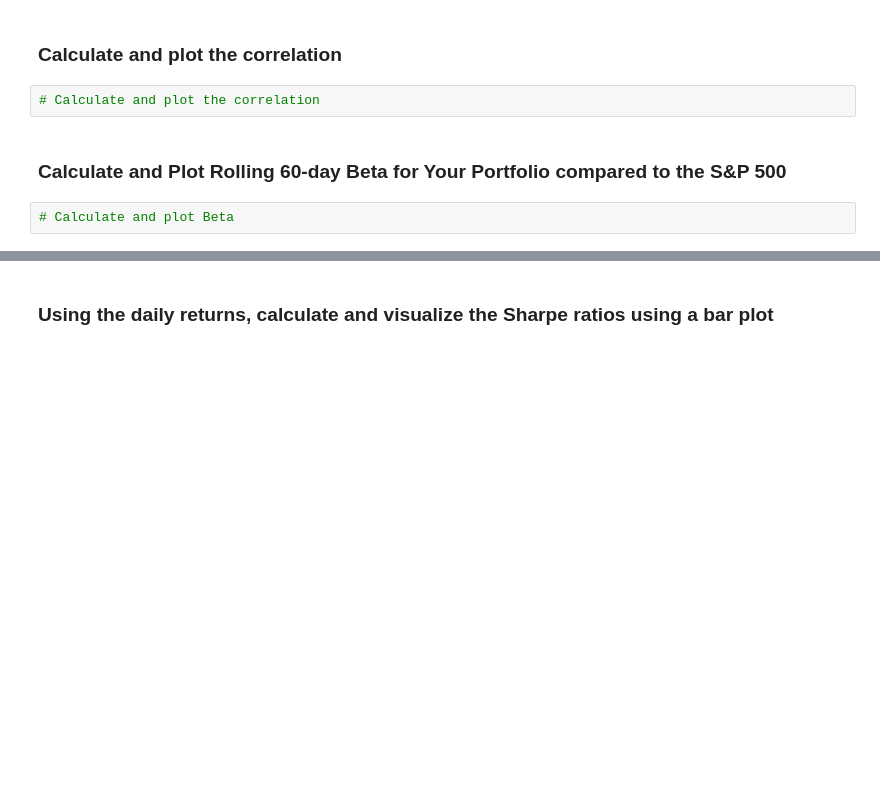
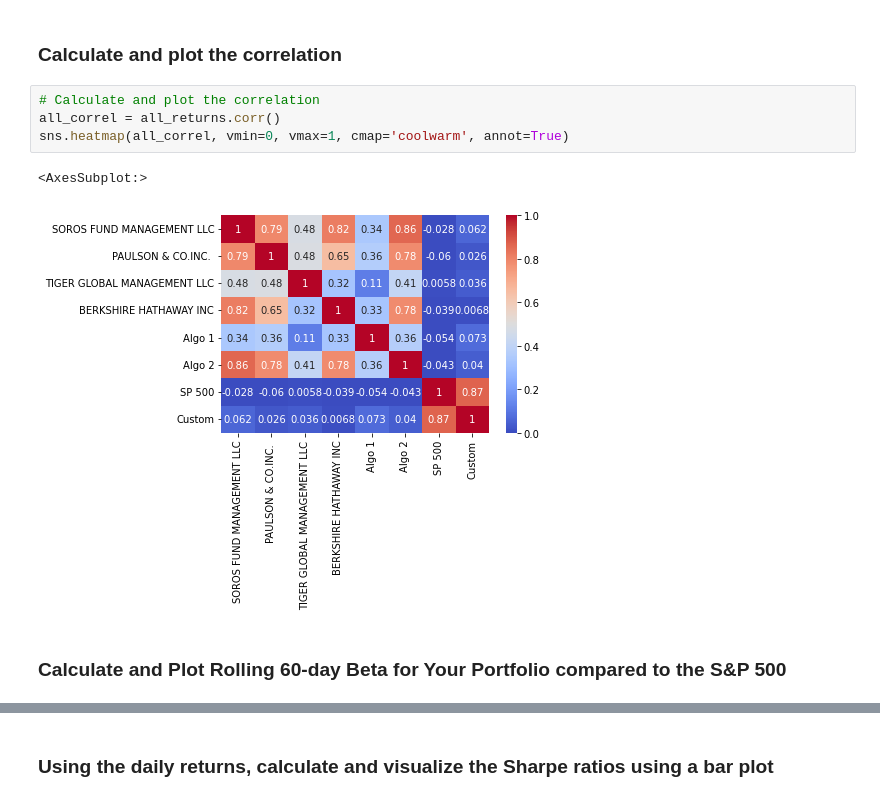
Before and after one commit to Olegreg762/FintechBootcamp, a Jupyter notebook: pandas_homework/Instructions/Starter_Code/whale_analysis.ipynb, the cells around one changed output, grey strips where cells are left out. Saved outputs shown, nothing was run; the diff lists cells and outputs as text; blank space fills up the shorter version.

```diff
--- a/pandas_homework/Instructions/Starter_Code/whale_analysis.ipynb
+++ b/pandas_homework/Instructions/Starter_Code/whale_analysis.ipynb
@@ -562,7 +619,10 @@ weights = [1/3, 1/3, 1/3]
 ### Calculate and plot the correlation
 # %%
 # Calculate and plot the correlation
+all_correl = all_returns.corr()
+sns.heatmap(all_correl, vmin=0, vmax=1, cmap='coolwarm', annot=True)
+# %% [output]
+<AxesSubplot:>
+[figure, added]
 # %% [markdown]
 ### Calculate and Plot Rolling 60-day Beta for Your Portfolio compared to the S&P 500
-# %%
-# Calculate and plot Beta
```
Also changed, not shown: parts of 10 cells of this notebook.
